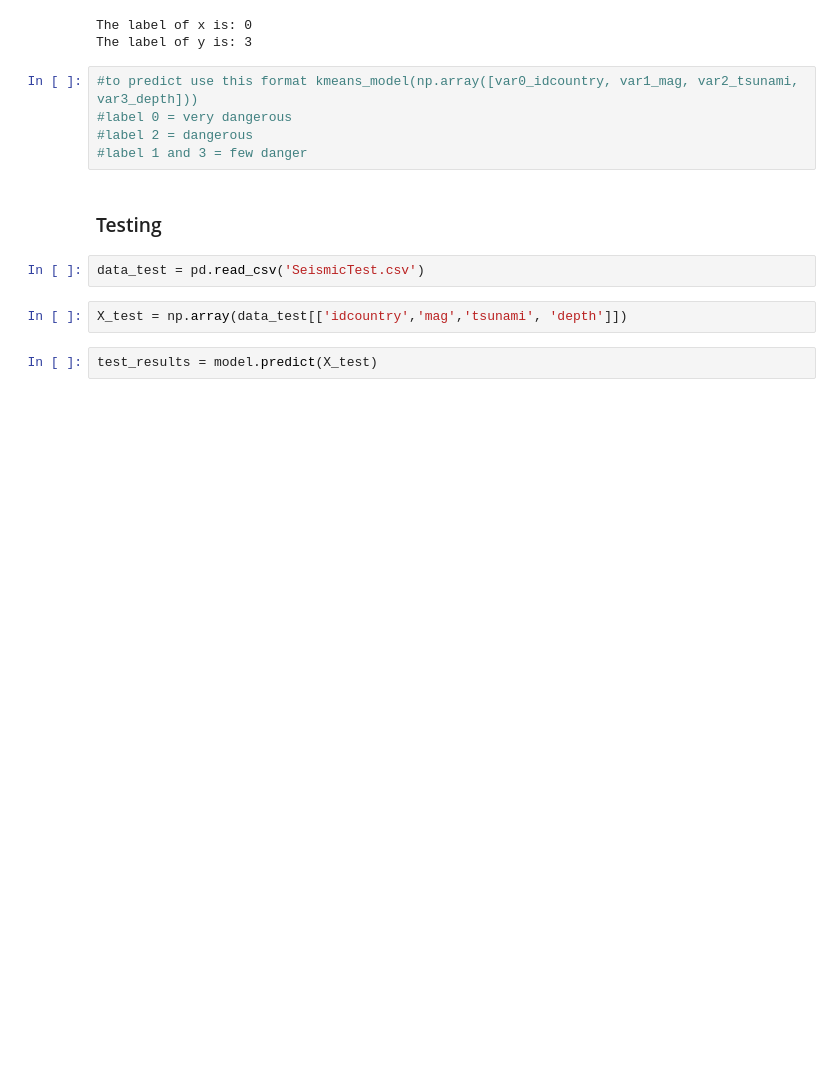
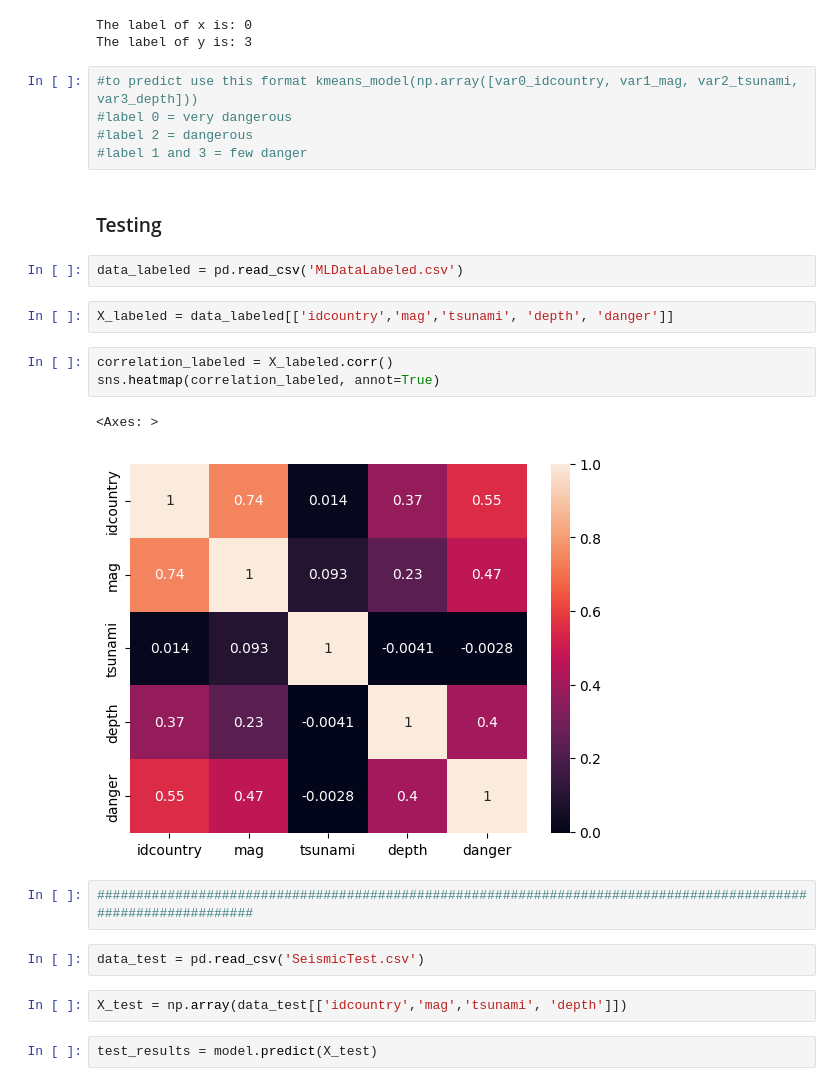
Before and after one commit to nunroca/SEISMIC_ALERT_SYSTEM, a Jupyter notebook: DataScience/machine_learning.ipynb, the cells around one changed output. Drawn from its saved outputs; the diff is of its cells as text; blank space fills up the shorter version.

```diff
--- a/DataScience/machine_learning.ipynb
+++ b/DataScience/machine_learning.ipynb
@@ -102,6 +102,18 @@ The label of y is: 3
 #label 1 and 3 = few danger
 # %% [markdown]
 <h3>Testing</h3>
+# %%
+data_labeled = pd.read_csv('MLDataLabeled.csv')
+# %%
+X_labeled = data_labeled[['idcountry','mag','tsunami', 'depth', 'danger']]
+# %%
+correlation_labeled = X_labeled.corr()
+sns.heatmap(correlation_labeled, annot=True)
+# %% [output]
+<Axes: >
+[figure, added]
+# %%
+###############################################################################################################
 # %%
 data_test = pd.read_csv('SeismicTest.csv')
 # %%
```
Also changed, not shown: 1 other file.
